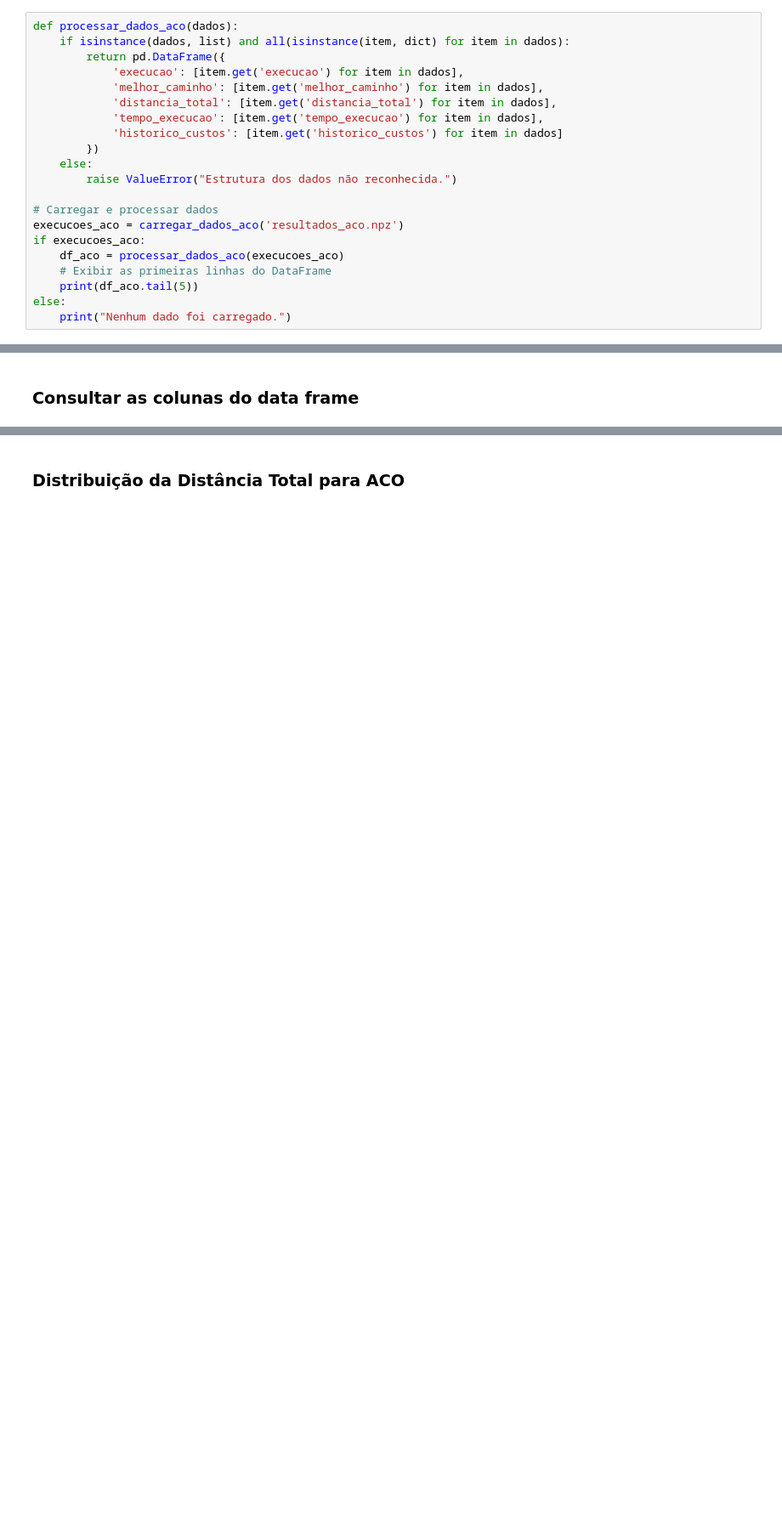
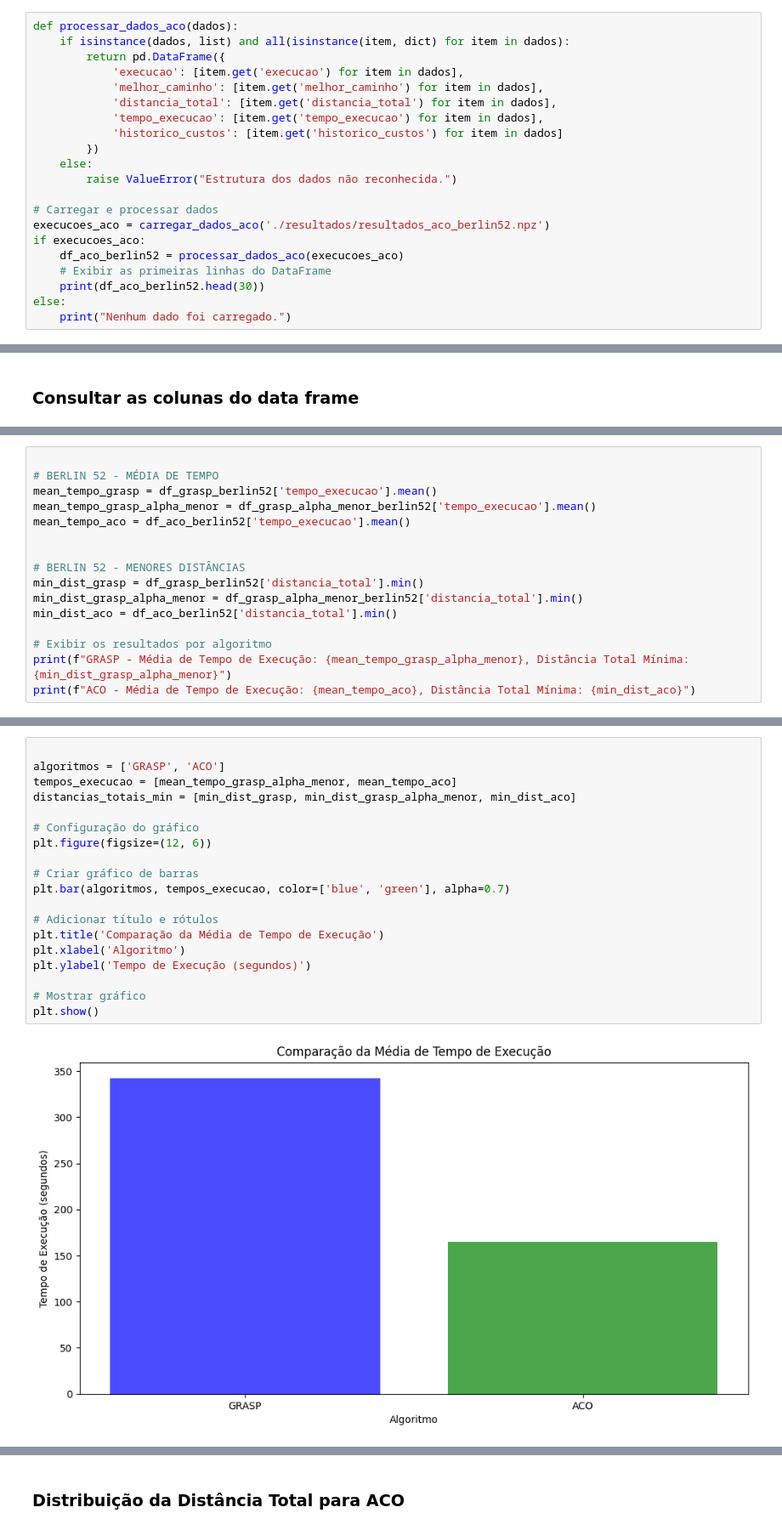
Before and after one commit to ste-coding/problema-caixeiro-viajante, a Jupyter notebook: dados.ipynb, the cells around one changed output, grey strips where cells are left out. Shown at 85% size. Saved outputs shown, nothing was run; the diff lists cells and outputs as text; blank space fills up the shorter version.

```diff
--- a/dados.ipynb
+++ b/dados.ipynb
@@ -123,11 +313,11 @@ def processar_dados_aco(dados):
         raise ValueError("Estrutura dos dados não reconhecida.")
 
 # Carregar e processar dados
-execucoes_aco = carregar_dados_aco('resultados_aco.npz')
+execucoes_aco = carregar_dados_aco('./resultados/resultados_aco_berlin52.npz')
 if execucoes_aco:
-    df_aco = processar_dados_aco(execucoes_aco)
+    df_aco_berlin52 = processar_dados_aco(execucoes_aco)
     # Exibir as primeiras linhas do DataFrame
-    print(df_aco.tail(5))
+    print(df_aco_berlin52.head(30))
 else:
     print("Nenhum dado foi carregado.")
 # %% [output]
@@ -162,0 +373,16 @@ Index(['execucao', 'melhor_caminho', 'distancia_total', 'tempo_execucao',
+# %%
+
+# BERLIN 52 - MÉDIA DE TEMPO
+mean_tempo_grasp = df_grasp_berlin52['tempo_execucao'].mean()
+mean_tempo_grasp_alpha_menor = df_grasp_alpha_menor_berlin52['tempo_execucao'].mean()
+mean_tempo_aco = df_aco_berlin52['tempo_execucao'].mean()
+
+
+# BERLIN 52 - MENORES DISTÂNCIAS
+min_dist_grasp = df_grasp_berlin52['distancia_total'].min()
+min_dist_grasp_alpha_menor = df_grasp_alpha_menor_berlin52['distancia_total'].min()
+min_dist_aco = df_aco_berlin52['distancia_total'].min()
+
+# Exibir os resultados por algoritmo
+print(f"GRASP - Média de Tempo de Execução: {mean_tempo_grasp_alpha_menor}, Distância Total Mínima: {min_dist_grasp_alpha_menor}")
+print(f"ACO - Média de Tempo de Execução: {mean_tempo_aco}, Distância Total Mínima: {min_dist_aco}")
@@ -162,0 +392,21 @@ Index(['execucao', 'melhor_caminho', 'distancia_total', 'tempo_execucao',
+# %%
+
+algoritmos = ['GRASP', 'ACO']
+tempos_execucao = [mean_tempo_grasp_alpha_menor, mean_tempo_aco]
+distancias_totais_min = [min_dist_grasp, min_dist_grasp_alpha_menor, min_dist_aco]
+
+# Configuração do gráfico
+plt.figure(figsize=(12, 6))
+
+# Criar gráfico de barras
+plt.bar(algoritmos, tempos_execucao, color=['blue', 'green'], alpha=0.7)
+
+# Adicionar título e rótulos
+plt.title('Comparação da Média de Tempo de Execução')
+plt.xlabel('Algoritmo')
+plt.ylabel('Tempo de Execução (segundos)')
+
+# Mostrar gráfico
+plt.show()
+# %% [output]
+[figure, added]
```
Also changed, not shown: parts of 78 cells of this notebook.
